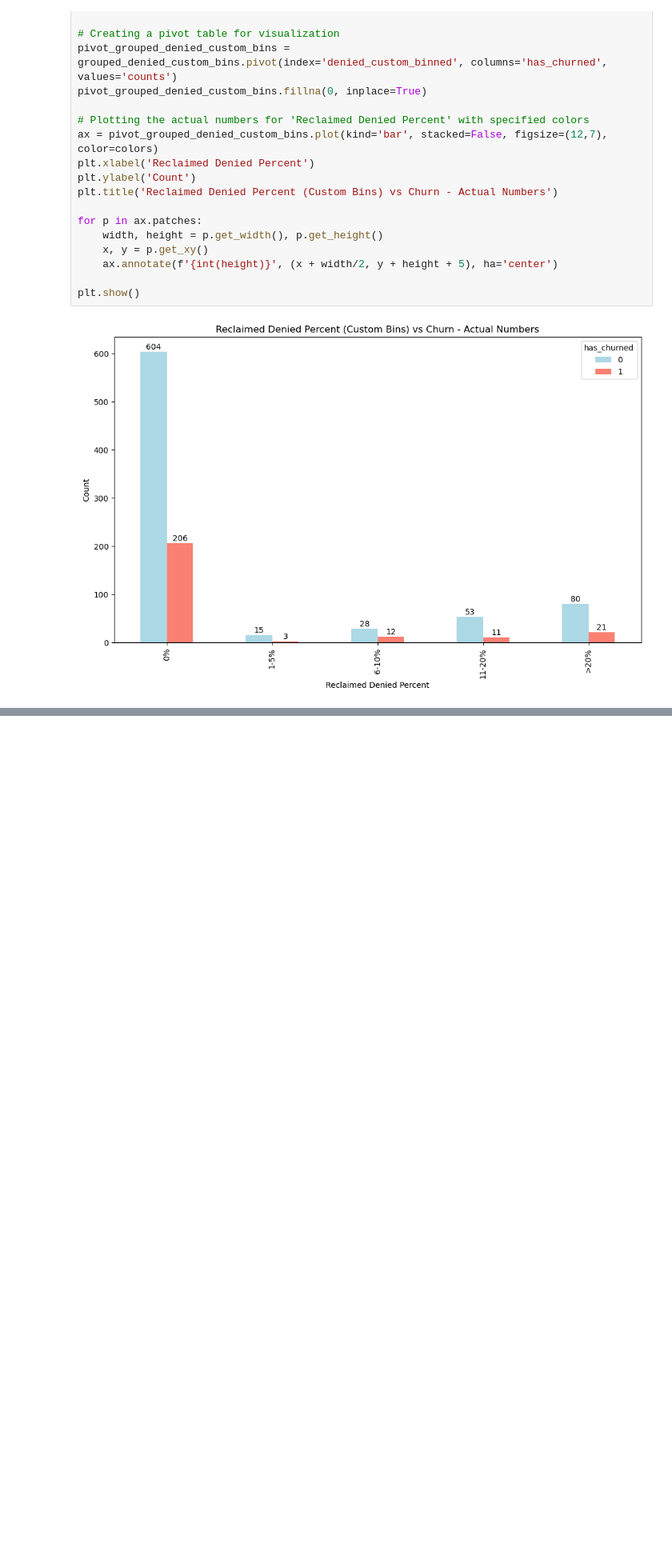
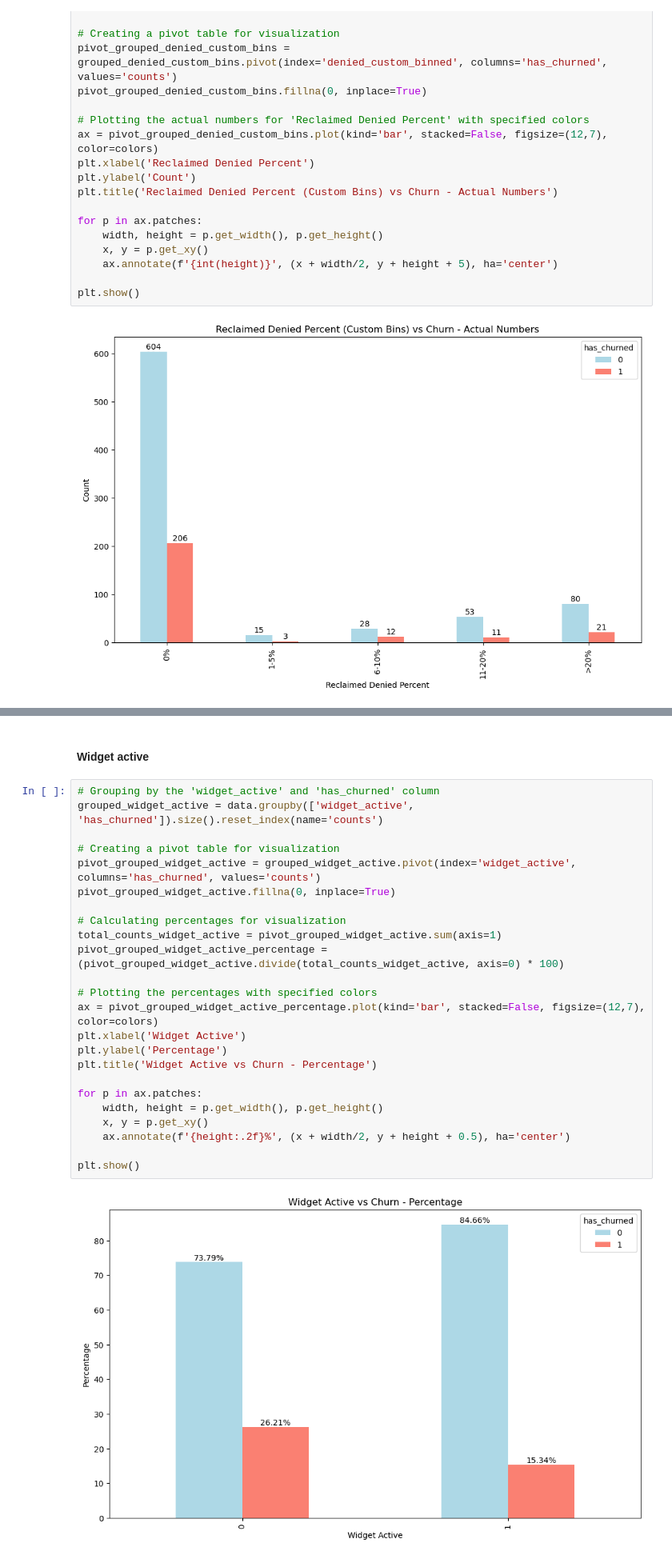
Before and after one commit to Deepak10010/Churn_Analysis, a Jupyter notebook: Churn Analysis.ipynb, the cells around one changed output, grey strips where cells are left out. Shown at 80% size. Drawn from its saved outputs; the diff is of its cells as text; blank space fills up the shorter version.

```diff
--- a/Churn Analysis.ipynb
+++ b/Churn Analysis.ipynb
@@ -320,0 +374,28 @@ plt.show()
+# %% [markdown]
+#### Widget active ####
+# %%
+# Grouping by the 'widget_active' and 'has_churned' column
+grouped_widget_active = data.groupby(['widget_active', 'has_churned']).size().reset_index(name='counts')
+
+# Creating a pivot table for visualization
+pivot_grouped_widget_active = grouped_widget_active.pivot(index='widget_active', columns='has_churned', values='counts')
+pivot_grouped_widget_active.fillna(0, inplace=True)
+
+# Calculating percentages for visualization
+total_counts_widget_active = pivot_grouped_widget_active.sum(axis=1)
+pivot_grouped_widget_active_percentage = (pivot_grouped_widget_active.divide(total_counts_widget_active, axis=0) * 100)
+
+# Plotting the percentages with specified colors
+ax = pivot_grouped_widget_active_percentage.plot(kind='bar', stacked=False, figsize=(12,7), color=colors)
+plt.xlabel('Widget Active')
+plt.ylabel('Percentage')
+plt.title('Widget Active vs Churn - Percentage')
+
+for p in ax.patches:
+    width, height = p.get_width(), p.get_height()
+    x, y = p.get_xy()
+    ax.annotate(f'{height:.2f}%', (x + width/2, y + height + 0.5), ha='center')
+
+plt.show()
+# %% [output]
+[figure, added]
```
Also changed, not shown: parts of 9 cells of this notebook, 1 other file.
